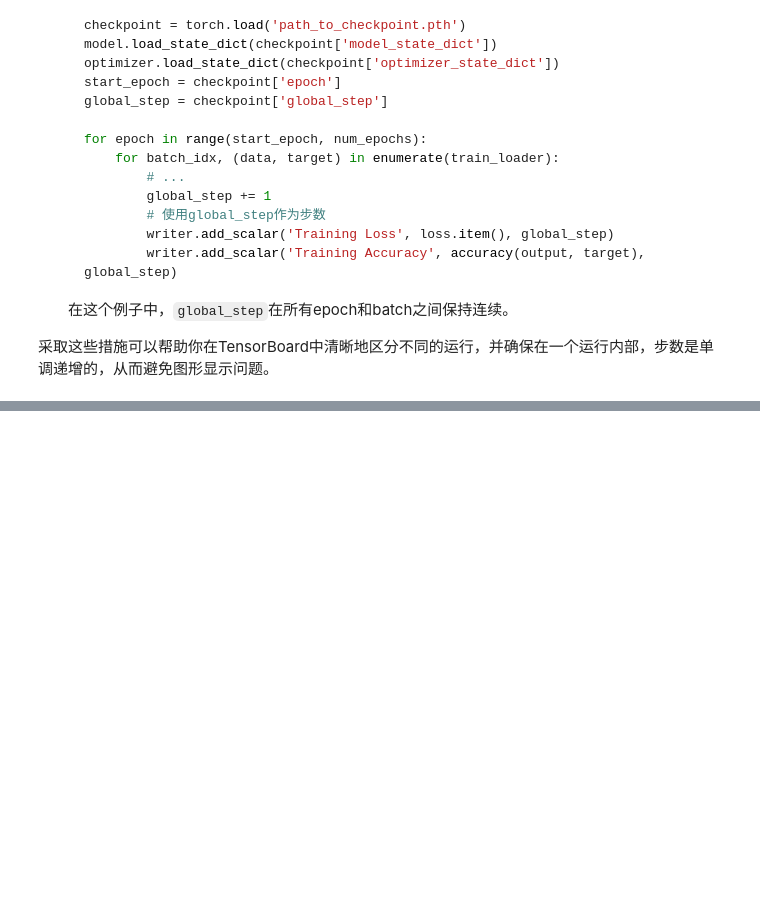
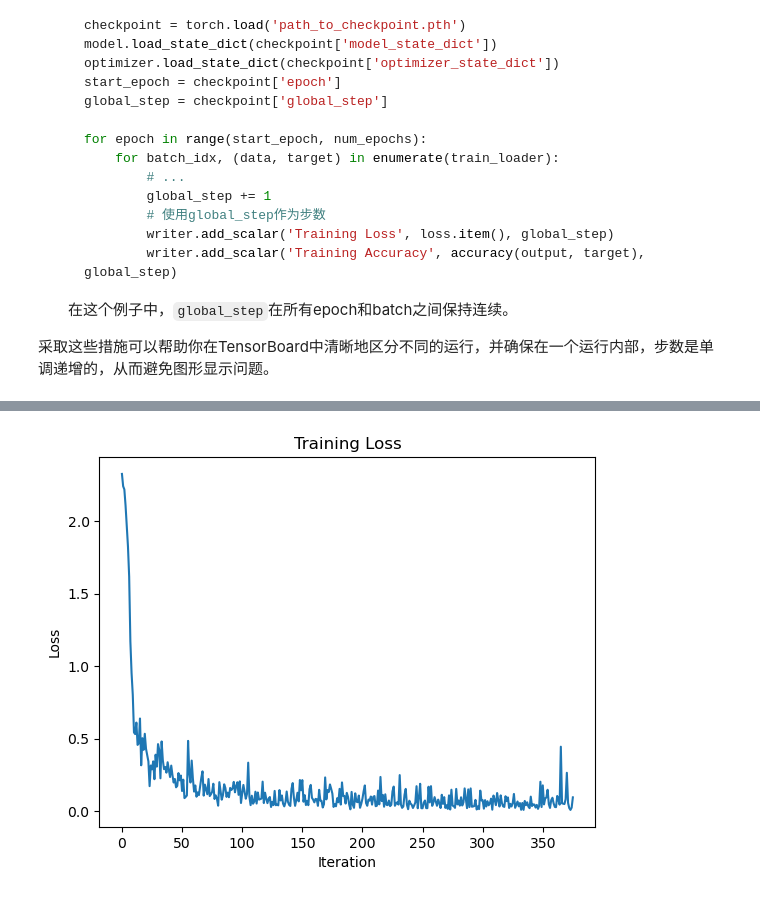
Before and after one commit to Slliki/MScProject, a Jupyter notebook: AI_TA/AI/Pytorch_Tensorboard.ipynb, the cells around one changed output, grey strips where cells are left out. Saved outputs shown, nothing was run; the diff lists cells and outputs as text; code cells hidden in the pictures; blank space fills up the shorter version.

Commit message:
2.14 TensorBoard

```diff
--- a/AI_TA/AI/Pytorch_Tensorboard.ipynb
+++ b/AI_TA/AI/Pytorch_Tensorboard.ipynb
@@ -336,0 +365,69 @@ tensorboard --logdir=absolute_path_to_your_runs
+# %%
+# 除了使用 SummaryWriter 记录损失之外，还可以直接通过return loss list的方式来记录损失，然后在训练结束后绘制损失曲线。
+
+# 定义CNN模型
+class Net(nn.Module):
+    def __init__(self):
+        super(Net, self).__init__()
+        self.conv1 = nn.Conv2d(1, 10, kernel_size=5)
+        self.conv2 = nn.Conv2d(10, 20, kernel_size=5)
+        self.fc1 = nn.Linear(320, 50)
+        self.fc2 = nn.Linear(50, 10)
+
+    def forward(self, x):
+        x = F.relu(F.max_pool2d(self.conv1(x), 2))
+        x = F.relu(F.max_pool2d(self.conv2(x), 2))
+        x = x.view(-1, 320)
+        x = F.relu(self.fc1(x))
+        x = self.fc2(x)
+        return F.log_softmax(x, dim=1)
+
+# 加载MNIST数据集
+transform=transforms.Compose([
+        transforms.ToTensor(),
+        transforms.Normalize((0.1307,), (0.3081,))
+        ])
+
+# 下载并加载训练集
+dataset = datasets.MNIST(root='C:\\Users\\yhb\\MscProject\\AI_TA\\data', train=True, download=False, transform=transform)
+train_loader = torch.utils.data.DataLoader(dataset, batch_size=64, shuffle=True)
+
+def train(optimizer_name, model, device, train_loader, epochs=4):
+    model.train()
+    # 使用一个list来记录每个iteration的loss；
+    # iteration是自定义的，可以设置每10个batch为一个iteration，即每10个batch记录一次loss
+    loss_list = []
+    for epoch in range(epochs):
+        for batch_idx, (data, target) in enumerate(train_loader):
+            data, target = data.to(device), target.to(device)
+            optimizer.zero_grad()
+            output = model(data)
+            loss = F.nll_loss(output, target)
+            loss.backward()
+            optimizer.step()
+
+            # 每训练10个batch存储一次loss(loss在每次训练都计算，但只有此时进行记录)
+            # 即每个iteration表示10个batch，每10个batch记录一次loss
+            if batch_idx % 10 == 0:
+                loss_list.append(loss.item())
+
+            # 每100个batch打印一次loss
+            if batch_idx% 100 == 0:
+                print('Train Epoch: {} [{}/{} ({:.0f}%)]\tLoss: {:.6f}'.format(
+                    epoch, batch_idx * len(data), len(train_loader.dataset),
+                    100. * batch_idx / len(train_loader), loss.item()))
+    return loss_list
+
+# 初始化设备
+device = torch.device("cuda")
+train_model = Net().to(device)
+optimizer = optim.SGD(train_model.parameters(), lr=0.01, momentum=0.5)
+loss_list = train(optimizer, train_model, device, train_loader)
+
+# 绘制损失曲线
+plt.plot(loss_list)
+plt.xlabel('Iteration')
+plt.ylabel('Loss')
+plt.title('Training Loss')
+plt.show()
+# %% [output]
@@ -336,0 +451 @@ tensorboard --logdir=absolute_path_to_your_runs
+[figure, added]
```
Also changed, not shown: parts of 5 cells of this notebook, 8 other files.
